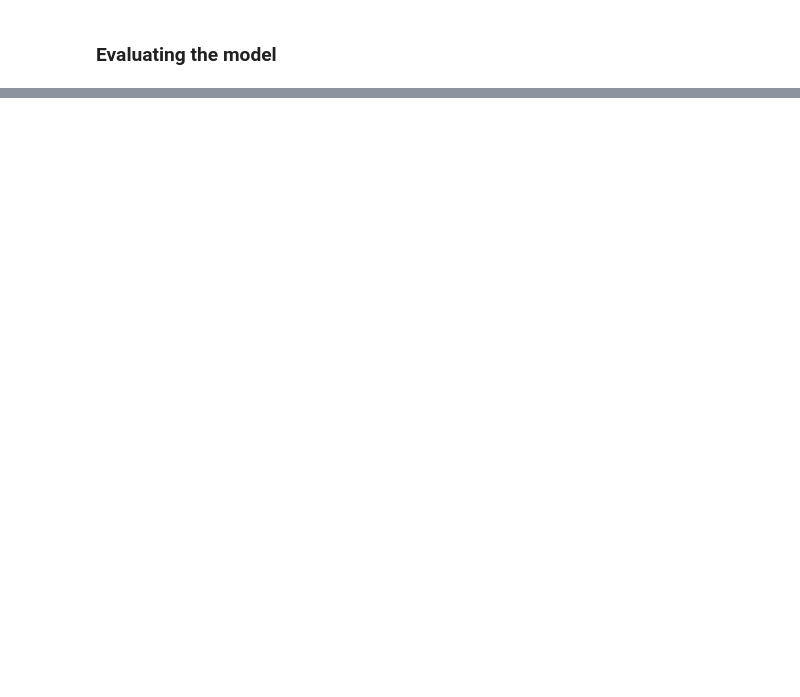
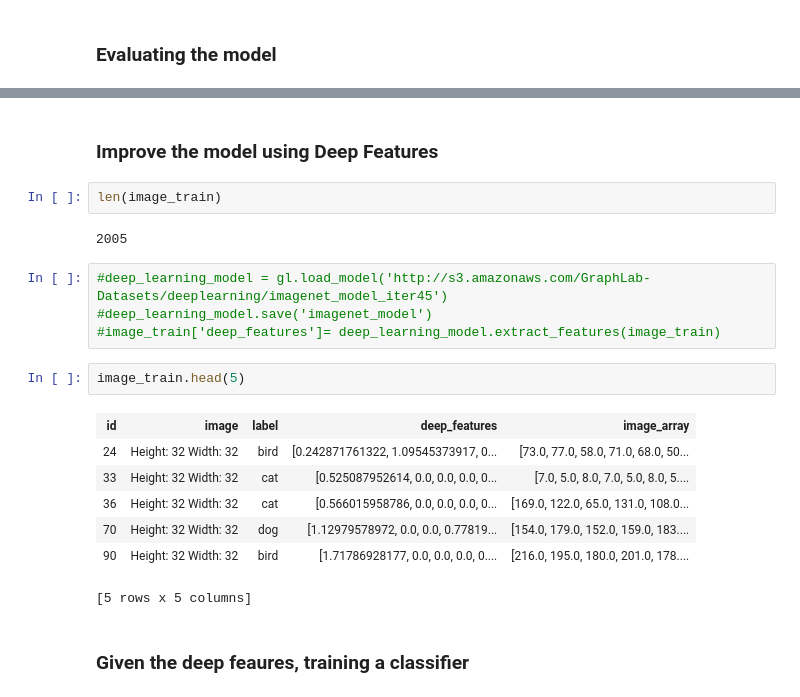
Before and after one commit to atulsingh0/MachineLearning, a Jupyter notebook: ML_UoW/Course00_MLFoundation/06_Deep_Learning.ipynb, the cells around one changed output, grey strips where cells are left out. Drawn from its saved outputs; the diff is of its cells as text; blank space fills up the shorter version.

```diff
--- a/ML_UoW/Course00_MLFoundation/06_Deep_Learning.ipynb
+++ b/ML_UoW/Course00_MLFoundation/06_Deep_Learning.ipynb
@@ -72,3 +75,25 @@ raw_pixel_model.evaluate(image_test)
  [400004 rows x 6 columns]
  Note: Only the head of the SFrame is printed.
  You can use print_rows(num_rows=m, num_columns=n) to print more rows and columns.}
+# %% [markdown]
+### Improve the model using Deep Features
+# %%
+len(image_train)
+# %% [output]
+2005
+# %%
+#deep_learning_model = gl.load_model('http://s3.amazonaws.com/GraphLab-Datasets/deeplearning/imagenet_model_iter45')
+#deep_learning_model.save('imagenet_model')
+#image_train['deep_features']= deep_learning_model.extract_features(image_train)
+# %%
+image_train.head(5)
+# %% [output]
+| id | image | label | deep_features | image_array |
+| 24 | Height: 32 Width: 32 | bird | [0.242871761322, 1.09545373917, 0... | [73.0, 77.0, 58.0, 71.0, 68.0, 50... |
+| 33 | Height: 32 Width: 32 | cat | [0.525087952614, 0.0, 0.0, 0.0, 0... | [7.0, 5.0, 8.0, 7.0, 5.0, 8.0, 5.... |
+| 36 | Height: 32 Width: 32 | cat | [0.566015958786, 0.0, 0.0, 0.0, 0... | [169.0, 122.0, 65.0, 131.0, 108.0... |
+| 70 | Height: 32 Width: 32 | dog | [1.12979578972, 0.0, 0.0, 0.77819... | [154.0, 179.0, 152.0, 159.0, 183.... |
+| 90 | Height: 32 Width: 32 | bird | [1.71786928177, 0.0, 0.0, 0.0, 0.... | [216.0, 195.0, 180.0, 201.0, 178.... |
+[5 rows x 5 columns]
+# %% [markdown]
+### Given the deep feaures, training a classifier
```
Also changed, not shown: parts of 36 cells of this notebook, 1 other file.
